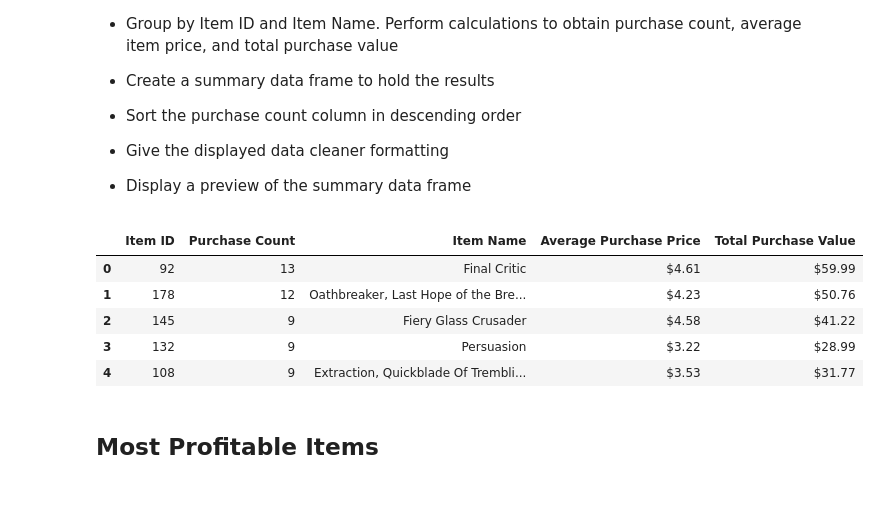
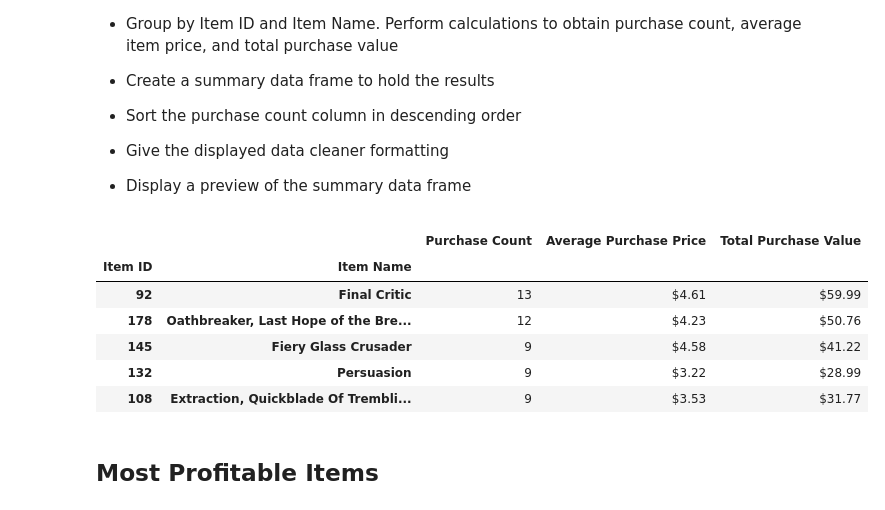
Before and after one commit to delery7/pandas-challenge, a Jupyter notebook: HeroesOfPymoli/HeroesOfPymoli_main.ipynb, the cells around one changed output. Cells and saved outputs as stored; diff of their text form; code cells hidden in the pictures.

Commit message:
Finished all formatting, fixed the sorting on the final two excersizes, insights added to end of the main file

```diff
--- a/HeroesOfPymoli/HeroesOfPymoli_main.ipynb
+++ b/HeroesOfPymoli/HeroesOfPymoli_main.ipynb
@@ -335,50 +335,53 @@ SN_sum_purch.head(5)
 
 * Display a preview of the summary data frame
 # %%
-
+# Get the Purchase count by Item ID, sorted descending to start the table
 ItemID_purch=purchase_data.groupby(["Item ID"]).nunique()
 ItemID_purch=ItemID_purch.sort_values("Purchase ID", ascending=False)
 ItemID_purch=ItemID_purch["Purchase ID"]
 
-# ItemID_purch
+# Created a table for each calculation
 ItemID_name=purchase_data.groupby(["Item Name","Item ID"]).count()
-ItemID_name=ItemID_name.reset_index()
+ItemID_name=ItemID_name.reset_index() # reset the index so that I can use the columns
 ItemID_name=ItemID_name[["Item Name","Item ID"]]
 ItemID_name.sort_values("Item ID", ascending=False)
-ItemID_name
-
-ItemID_purch=pd.merge(ItemID_purch, ItemID_name, on='Item ID')
-ItemID_purch
 
 ItemID_mean=purchase_data.groupby(["Item ID"]).mean()
 ItemID_mean=ItemID_mean["Price"]
-# ItemID_mean
 
 ItemID_tot=purchase_data.groupby(["Item ID"]).sum()
 ItemID_tot=ItemID_tot["Price"]
 ItemID_tot
 
+# Merge the tables in one dataframe
+ItemID_purch=pd.merge(ItemID_purch, ItemID_name, on='Item ID')
 ItemID_sum_purch=pd.merge(ItemID_purch, ItemID_mean, on='Item ID')
 ItemID_sum_purch=pd.merge(ItemID_sum_purch, ItemID_tot, on='Item ID')
 
-
-
+# Rename the columns
 ItemID_sum_purch=ItemID_sum_purch.rename(columns={"Purchase ID":"Purchase Count","Price_x":"Average Purchase Price"
                                  , "Price_y":"Total Purchase Value"})
+
+# Sort by Purchase Count descending
+ItemID_sum_purch=ItemID_sum_purch.sort_values("Purchase Count", ascending=False)
+
+# Setting the index to the Item ID and Item Name
+ItemID_sum_purch.set_index(['Item ID','Item Name'], inplace=True)
+
+# Formatting the appropriate columns
 ItemID_sum_purch["Average Purchase Price"]=ItemID_sum_purch["Average Purchase Price"].map("${:.2f}".format)
 ItemID_sum_purch["Total Purchase Value"]=ItemID_sum_purch["Total Purchase Value"].map("${:.2f}".format)
 
-
-
-ItemID_sum_purch=ItemID_sum_purch.sort_values("Purchase Count", ascending=False)
+# Display the top 5 using head as the data is sorted appropriately
 ItemID_sum_purch.head(5)
 # %% [output]
-|  | Item ID | Purchase Count | Item Name | Average Purchase Price | Total Purchase Value |
-| 0 | 92 | 13 | Final Critic | $4.61 | $59.99 |
-| 1 | 178 | 12 | Oathbreaker, Last Hope of the Bre... | $4.23 | $50.76 |
-| 2 | 145 | 9 | Fiery Glass Crusader | $4.58 | $41.22 |
-| 3 | 132 | 9 | Persuasion | $3.22 | $28.99 |
-| 4 | 108 | 9 | Extraction, Quickblade Of Trembli... | $3.53 | $31.77 |
+|  |  | Purchase Count | Average Purchase Price | Total Purchase Value |
+| Item ID | Item Name |  |  |  |
+| 92 | Final Critic | 13 | $4.61 | $59.99 |
+| 178 | Oathbreaker, Last Hope of the Bre... | 12 | $4.23 | $50.76 |
+| 145 | Fiery Glass Crusader | 9 | $4.58 | $41.22 |
+| 132 | Persuasion | 9 | $3.22 | $28.99 |
+| 108 | Extraction, Quickblade Of Trembli... | 9 | $3.53 | $31.77 |
 # %% [markdown]
 ## Most Profitable Items
 # %% [markdown]
```
Also changed, not shown: parts of 2 cells of this notebook.
